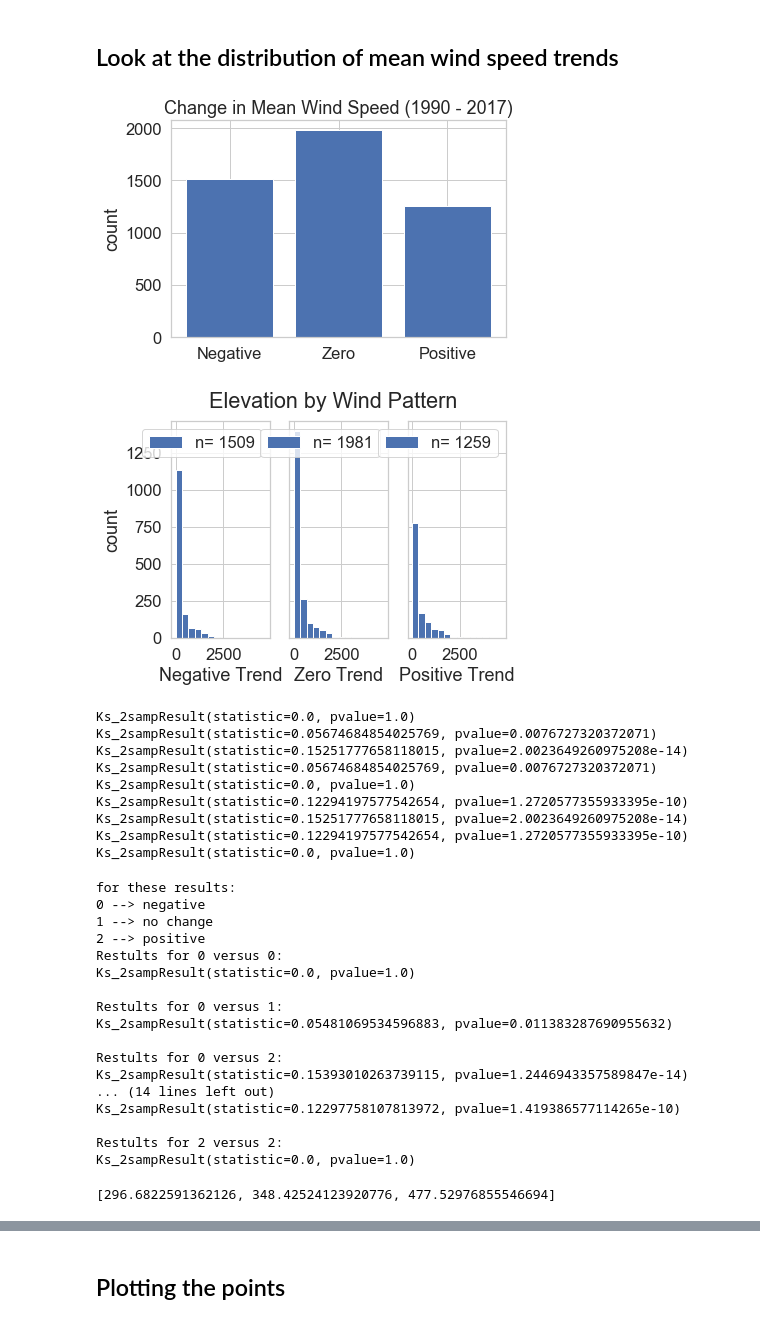
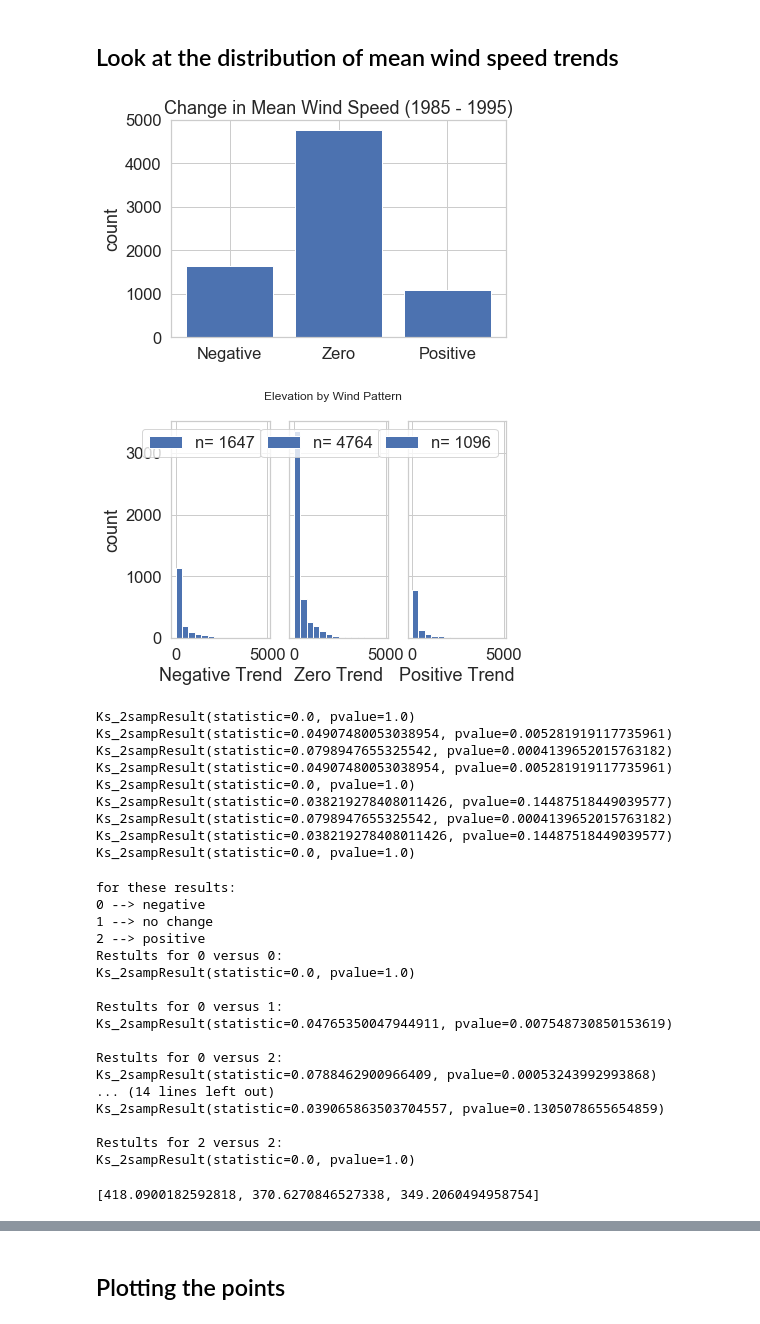
Before and after one commit to aametcalf01/globalWindTrends, a Jupyter notebook: scripts/stationPlot.ipynb, the cells around one changed output, grey strips where cells are left out. Cells and saved outputs as stored; diff of their text form; code cells hidden in the pictures.

```diff
--- a/scripts/stationPlot.ipynb
+++ b/scripts/stationPlot.ipynb
@@ -32,6 +32,6 @@ os.chdir(os.path.join(str(Path.home()),
                       "Documents/research/wind/globalWindTrends/data_light"))
 # %%
 #Here we can switch the datasets
-df=pd.read_csv('meanPrevail90.csv')
+df=pd.read_csv('stationAttr85_95.csv')
 df.head(),df.shape
 # %% [output]
@@ -133,12 +123,12 @@ dfPos = df[df['slopeInt']== 1]
 # %%
 #plot the number of neg,zero,pos trends
 x = np.arange(3)
 plt.bar(x,[len(dfNeg), len(dfZero), len(dfPos)])
 plt.xticks(x,("Negative","Zero", "Positive"));
-plt.title("Change in Mean Wind Speed (1990 - 2017)")
+plt.title("Change in Mean Wind Speed (1985 - 1995)")
 plt.ylabel("count");
 # %% [output]
-[figure, old version]
+[figure, new version]
 # %%
 #Look at the elevation by change in wind speed pattern
 b = np.linspace(0,max(df.elev),15)
@@ -159,7 +149,7 @@ ax3.legend()
 
 fig.suptitle("Elevation by Wind Pattern");
 # %% [output]
-[figure, old version]
+[figure, new version]
 # %%
 # are these distributions different? (they don't look it...)
 # we use a Kolmogorov-Smirnov test
@@ -171,13 +161,13 @@ for dist in [e1,e2,e3]:
         print(stats.ks_2samp(dist,dist2))
 # %% [output]
 Ks_2sampResult(statistic=0.0, pvalue=1.0)
-Ks_2sampResult(statistic=0.05674684854025769, pvalue=0.0076727320372071)
-Ks_2sampResult(statistic=0.15251777658118015, pvalue=2.0023649260975208e-14)
-Ks_2sampResult(statistic=0.05674684854025769, pvalue=0.0076727320372071)
+Ks_2sampResult(statistic=0.04907480053038954, pvalue=0.005281919117735961)
+Ks_2sampResult(statistic=0.0798947655325542, pvalue=0.0004139652015763182)
+Ks_2sampResult(statistic=0.04907480053038954, pvalue=0.005281919117735961)
 Ks_2sampResult(statistic=0.0, pvalue=1.0)
-Ks_2sampResult(statistic=0.12294197577542654, pvalue=1.2720577355933395e-10)
-Ks_2sampResult(statistic=0.15251777658118015, pvalue=2.0023649260975208e-14)
-Ks_2sampResult(statistic=0.12294197577542654, pvalue=1.2720577355933395e-10)
+Ks_2sampResult(statistic=0.038219278408011426, pvalue=0.14487518449039577)
+Ks_2sampResult(statistic=0.0798947655325542, pvalue=0.0004139652015763182)
+Ks_2sampResult(statistic=0.038219278408011426, pvalue=0.14487518449039577)
 Ks_2sampResult(statistic=0.0, pvalue=1.0)
 # %%
 trendElevations = [dfNeg["elev"][dfNeg['elev']>=0], dfZero["elev"][dfZero['elev']>=0], dfPos["elev"][dfPos['elev']>=0]]
@@ -199,19 +189,19 @@ Restults for 0 versus 0:
 Ks_2sampResult(statistic=0.0, pvalue=1.0)
 
 Restults for 0 versus 1:
-Ks_2sampResult(statistic=0.05481069534596883, pvalue=0.011383287690955632)
+Ks_2sampResult(statistic=0.04765350047944911, pvalue=0.007548730850153619)
 
 Restults for 0 versus 2:
-Ks_2sampResult(statistic=0.15393010263739115, pvalue=1.2446943357589847e-14)
+Ks_2sampResult(statistic=0.0788462900966409, pvalue=0.00053243992993868)
 ... (14 lines left out)
-Ks_2sampResult(statistic=0.12297758107813972, pvalue=1.419386577114265e-10)
+Ks_2sampResult(statistic=0.039065863503704557, pvalue=0.1305078655654859)
 
 Restults for 2 versus 2:
 Ks_2sampResult(statistic=0.0, pvalue=1.0)
 # %%
 [i.mean() for i in trendElevations]
 # %% [output]
-[296.6822591362126, 348.42524123920776, 477.52976855546694]
+[418.0900182592818, 370.6270846527338, 349.2060494958754]
 # %%
 [i.median() for i in trendElevations]
 # %% [output]
```
Also changed, not shown: parts of 22 cells of this notebook, 6 other files.
